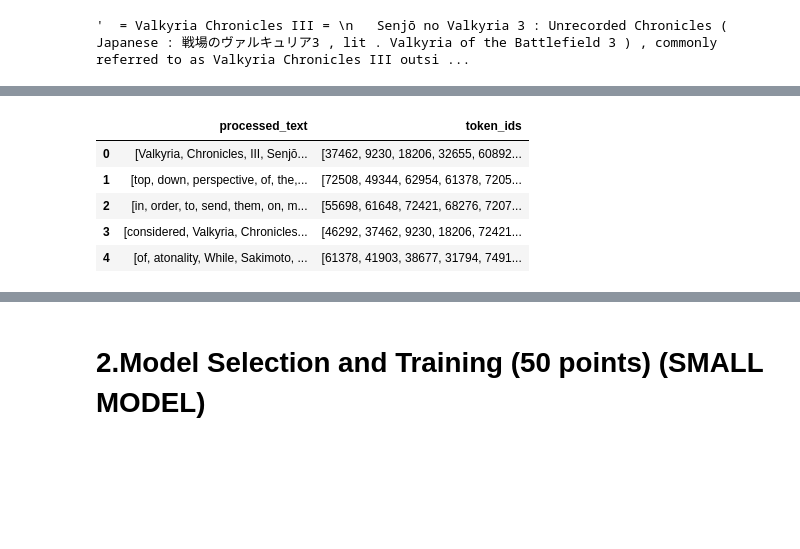
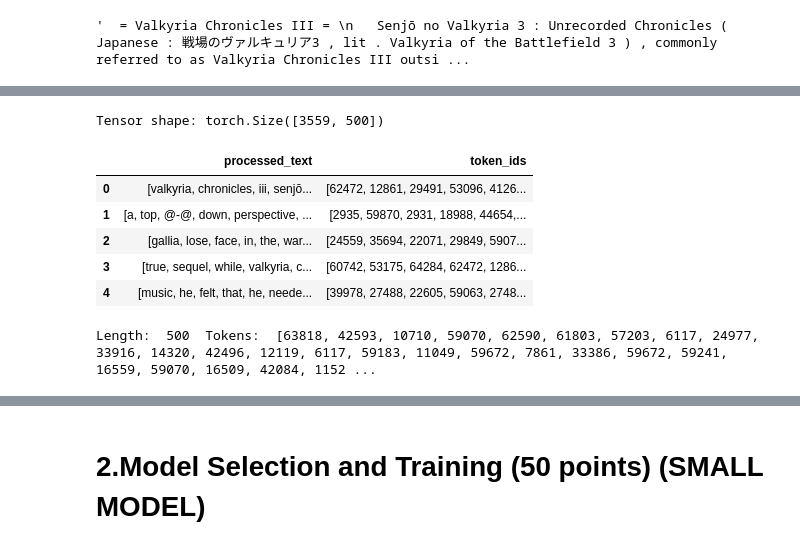
Before and after one commit to BenBrooke450/Agentic, a Jupyter notebook: CNN_Gen/final_project_deliverable_2_bbrooke.ipynb, the cells around one changed output, grey strips where cells are left out. Cells and saved outputs as stored; diff of their text form; code cells hidden in the pictures; blank space fills up the shorter version.

```diff
--- a/CNN_Gen/final_project_deliverable_2_bbrooke.ipynb
+++ b/CNN_Gen/final_project_deliverable_2_bbrooke.ipynb
@@ -145,9 +179,7 @@ VOCAB
 
 unk_id = vocab_tokens["<UNK>"]
 
-df["token_ids"] = df["processed_text"].apply(
-    lambda batch: [vocab_tokens.get(word, unk_id) for word in batch]
-)
+df["token_ids"] = df["processed_text"].apply(lambda batch: [vocab_tokens.get(word, unk_id) for word in batch])
 
 # ============== CREATE TENSOR
 
@@ -155,9 +187,21 @@ token_tensor = torch.tensor(df["token_ids"].tolist(), dtype=torch.long)
 
 print("Tensor shape:", token_tensor.shape)
 # %% [output]
-|  | processed_text | token_ids |
-| 0 | [Valkyria, Chronicles, III, Senjō... | [37462, 9230, 18206, 32655, 60892... |
-| 1 | [top, down, perspective, of, the,... | [72508, 49344, 62954, 61378, 7205... |
-| 2 | [in, order, to, send, them, on, m... | [55698, 61648, 72421, 68276, 7207... |
-| 3 | [considered, Valkyria, Chronicles... | [46292, 37462, 9230, 18206, 72421... |
-| 4 | [of, atonality, While, Sakimoto, ... | [61378, 41903, 38677, 31794, 7491... |
+Tensor shape: torch.Size([3559, 500])
+# %%
+df.head()
+# %% [output]
+|  | processed_text | token_ids |
+| 0 | [valkyria, chronicles, iii, senjō... | [62472, 12861, 29491, 53096, 4126... |
+| 1 | [a, top, @-@, down, perspective, ... | [2935, 59870, 2931, 18988, 44654,... |
+| 2 | [gallia, lose, face, in, the, war... | [24559, 35694, 22071, 29849, 5907... |
+| 3 | [true, sequel, while, valkyria, c... | [60742, 53175, 64284, 62472, 1286... |
+| 4 | [music, he, felt, that, he, neede... | [39978, 27488, 22605, 59063, 2748... |
+# %%
+import random
+
+num = random.randint(0,len(df)-1)
+
+print("Length: ",len(df["token_ids"].iloc[num]), " Tokens: ",df["token_ids"].iloc[num])
+# %% [output]
+Length:  500  Tokens:  [63818, 42593, 10710, 59070, 62590, 61803, 57203, 6117, 24977, 33916, 14320, 42496, 12119, 6117, 59183, 11049, 59672, 7861, 33386, 59672, 59241, 16559, 59070, 16509, 42084, 1152 ...
```
Also changed, not shown: parts of 11 cells of this notebook.
